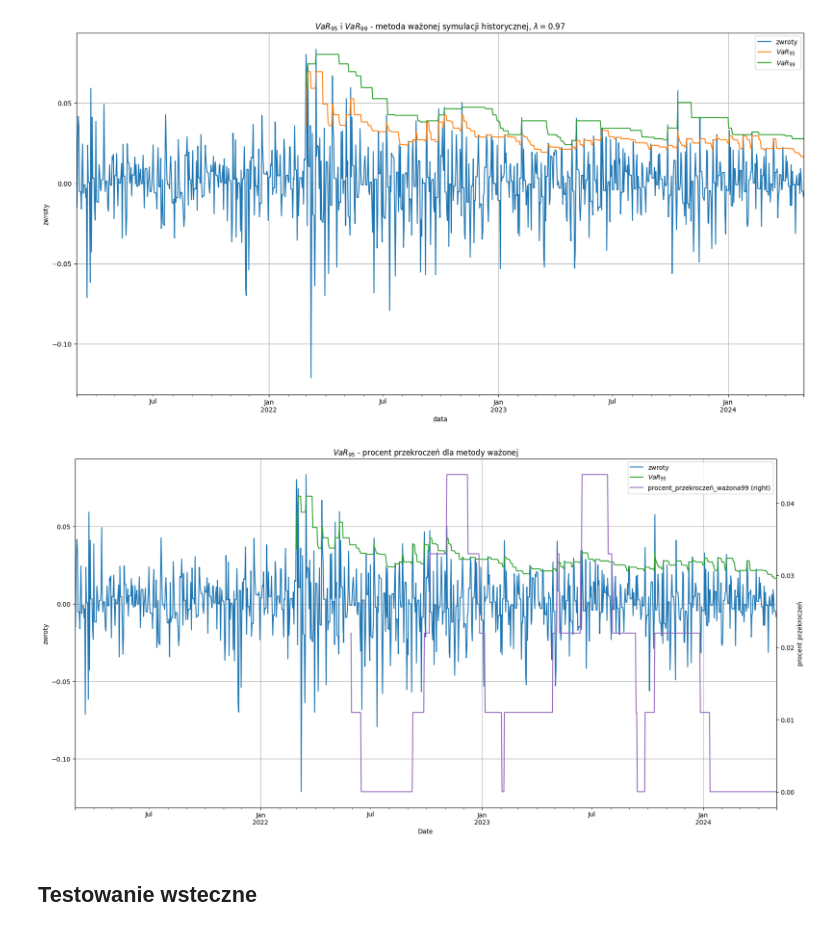
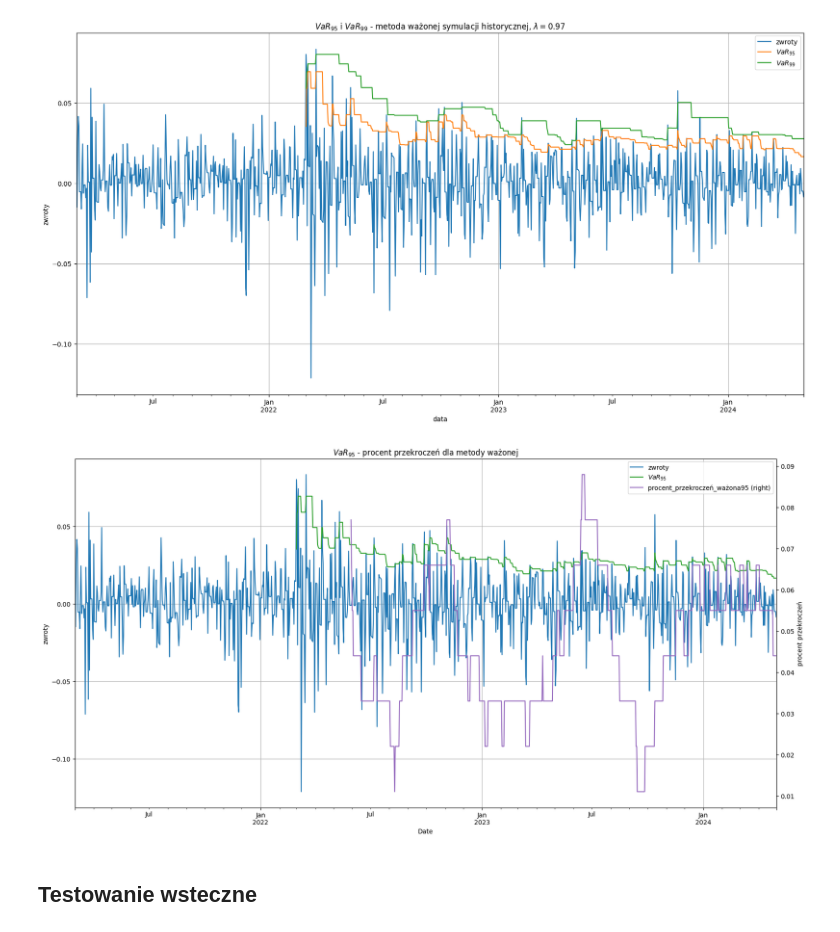
Before and after one commit to OlaHodera/risk, a Jupyter notebook: projekt3/historical.ipynb, the cells around one changed output. Drawn from its saved outputs; the diff is of its cells as text; code cells hidden in the pictures.

Commit message:
wykres procent przekroczeń ważona

```diff
--- a/projekt3/historical.ipynb
+++ b/projekt3/historical.ipynb
@@ -146,26 +146,26 @@ data, I99_weighted = exceeds_vector(data, 'ważona', alpha99)
 # %%
 _, ax = plt.subplots(figsize=(20,10))
 
 _ = data[['returns', 'var95_ważona']].plot(ax=ax,
                                            grid=True,
                                            style=['-', '-'],
                                            color=['C0', 'C2'],
                                            xlabel='data',
                                            title='$VaR_{95}$ - procent przekroczeń dla metody ważonej',
                                            legend=True,
                                            ylabel='zwroty')
 
 plt.legend(['zwroty', '$VaR_{95}$'])
 
-_ = data[['procent_przekroczeń_ważona99']].plot(secondary_y=True,
+_ = data[['procent_przekroczeń_ważona95']].plot(secondary_y=True,
                                                 ax=ax,
                                                 color='C4',
                                                 legend=True,
                                                 ylabel='procent przekroczeń')
 
 plt.savefig(f"pics\\{params['name']}\\procent_ważona.png")
 # %% [output]
-[figure, old version]
+[figure, new version]
 # %% [markdown]
 ## Testowanie wsteczne
 # %% [markdown]
```
Also changed, not shown: parts of 8 cells of this notebook, 1 other file.
